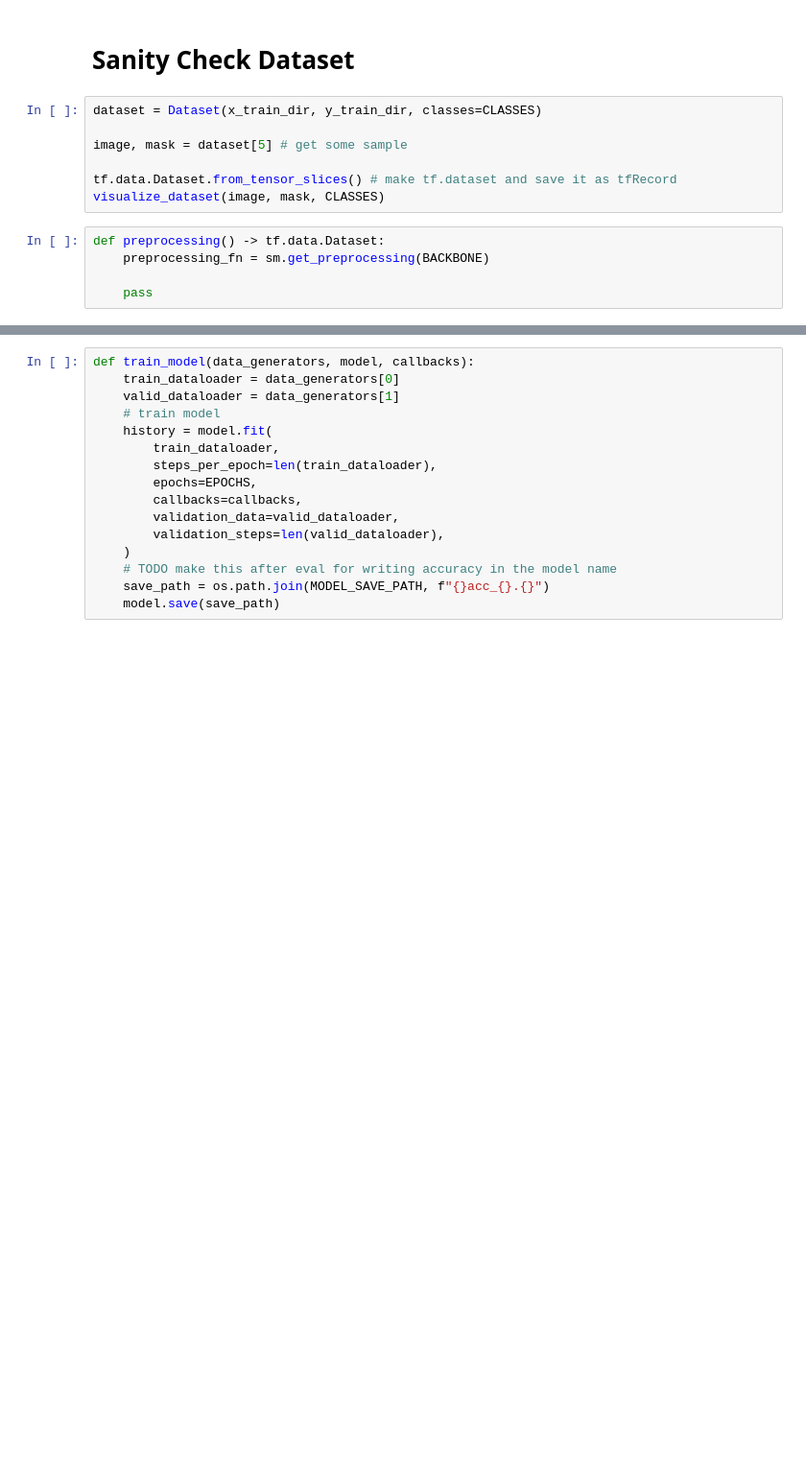
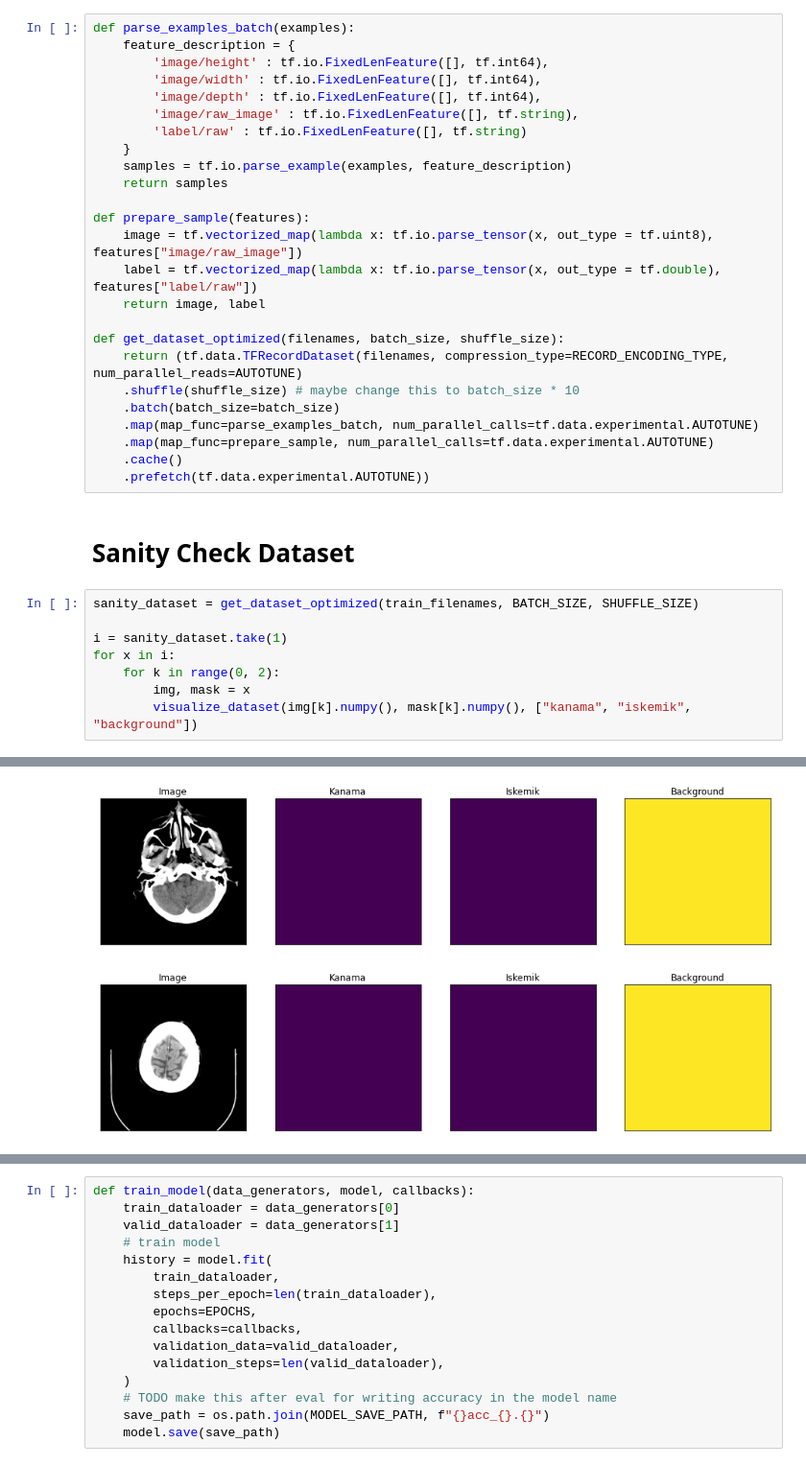
Before and after one commit to ArdaBakici/Teknofest-SYZ-2021, a Jupyter notebook: src/Phase 2/main.ipynb, the cells around one changed output, grey strips where cells are left out. Shown: that part at 96% size. Saved outputs shown, nothing was run; the diff lists cells and outputs as text; blank space fills up the shorter version.

Commit message:
Added optimized data input pipeline

```diff
--- a/src/Phase 2/main.ipynb
+++ b/src/Phase 2/main.ipynb
@@ -192,14 +120,36 @@ class Dataloder(keras.utils.Sequence):
+# %%
+def parse_examples_batch(examples):
+    feature_description = {
+        'image/height' : tf.io.FixedLenFeature([], tf.int64),
+        'image/width' : tf.io.FixedLenFeature([], tf.int64),
+        'image/depth' : tf.io.FixedLenFeature([], tf.int64),
+        'image/raw_image' : tf.io.FixedLenFeature([], tf.string),
+        'label/raw' : tf.io.FixedLenFeature([], tf.string)
+    }
+    samples = tf.io.parse_example(examples, feature_description)
+    return samples
+
+def prepare_sample(features):
+    image = tf.vectorized_map(lambda x: tf.io.parse_tensor(x, out_type = tf.uint8), features["image/raw_image"])
+    label = tf.vectorized_map(lambda x: tf.io.parse_tensor(x, out_type = tf.double), features["label/raw"])
+    return image, label
+
+def get_dataset_optimized(filenames, batch_size, shuffle_size):
+    return (tf.data.TFRecordDataset(filenames, compression_type=RECORD_ENCODING_TYPE, num_parallel_reads=AUTOTUNE)
+    .shuffle(shuffle_size) # maybe change this to batch_size * 10
+    .batch(batch_size=batch_size)
+    .map(map_func=parse_examples_batch, num_parallel_calls=tf.data.experimental.AUTOTUNE)
+    .map(map_func=prepare_sample, num_parallel_calls=tf.data.experimental.AUTOTUNE)
+    .cache()
+    .prefetch(tf.data.experimental.AUTOTUNE))
 # %% [markdown]
 # Sanity Check Dataset
-# %%
-dataset = Dataset(x_train_dir, y_train_dir, classes=CLASSES)
-
-image, mask = dataset[5] # get some sample
-
-tf.data.Dataset.from_tensor_slices() # make tf.dataset and save it as tfRecord
-visualize_dataset(image, mask, CLASSES)
-# %%
-def preprocessing() -> tf.data.Dataset:
-    preprocessing_fn = sm.get_preprocessing(BACKBONE)
-
-    pass
+# %%
+sanity_dataset = get_dataset_optimized(train_filenames, BATCH_SIZE, SHUFFLE_SIZE)
+
+i = sanity_dataset.take(1)
+for x in i:
+    for k in range(0, 2):
+        img, mask = x
+        visualize_dataset(img[k].numpy(), mask[k].numpy(), ["kanama", "iskemik", "background"])
+# %% [output]
@@ -205,0 +158,2 @@ def preprocessing() -> tf.data.Dataset:
+[figure, added]
+[figure, added]
```
Also changed, not shown: parts of 16 cells of this notebook, 37 other files.
